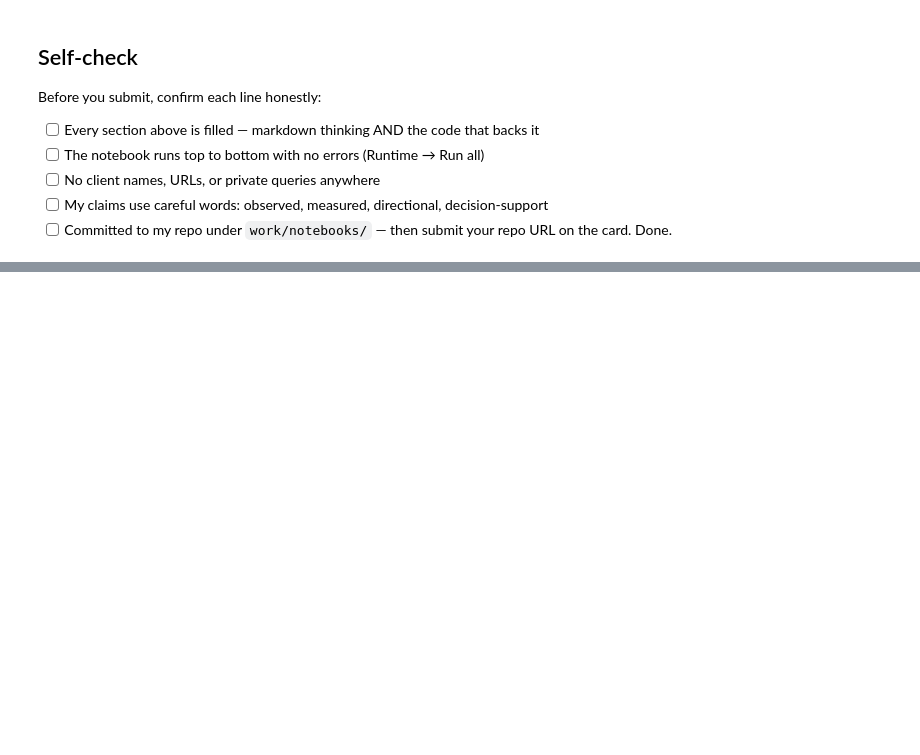
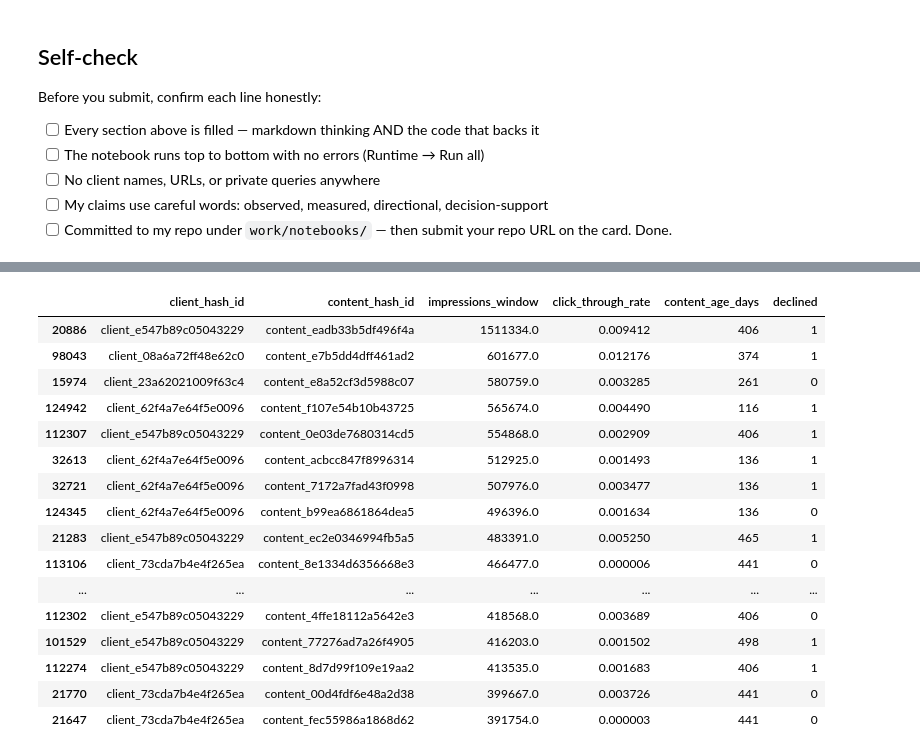
Before and after one commit to Zainab-Aijaz/FlyRank_ML_Assignment_Internship, a Jupyter notebook: work/notebooks/w04_baseline_score.ipynb, the cells around one changed output, grey strips where cells are left out. Saved outputs shown, nothing was run; the diff lists cells and outputs as text; code cells hidden in the pictures; blank space fills up the shorter version.

```diff
--- a/work/notebooks/w04_baseline_score.ipynb
+++ b/work/notebooks/w04_baseline_score.ipynb
@@ -613,0 +725,26 @@ Before you submit, confirm each line honestly:
+# %%
+data_model["staleness_score"] = (data_model["content_age_days"] / data_model["content_age_days"].max()).clip(0, 1)
+
+# CTR: still needs the volume-floor correction from earlier, since CTR alone showed the same floor effect
+has_volume = data_model["impressions_window"] >= 10  # meaningful visibility threshold
+ctr_median = data_model.loc[has_volume, "click_through_rate"].median()
+
+data_model["ctr_risk"] = 0.0
+data_model.loc[has_volume, "ctr_risk"] = (ctr_median - data_model.loc[has_volume, "click_through_rate"]).clip(lower=0)
+data_model["ctr_risk"] = data_model["ctr_risk"] / data_model["ctr_risk"].max()
+
+data_model["baseline_score"] = 0.7 * data_model["staleness_score"] + 0.3 * data_model["ctr_risk"]
+
+def baseline_reason_code(row):
+    stale = row["staleness_score"] > 0.5
+    ctr_bad = row["ctr_risk"] > 0.5
+    if stale and ctr_bad:
+        return "BOTH"
+    elif stale:
+        return "STALE_DECLINING"
+    elif ctr_bad:
+        return "CTR_UNDERPERFORM"
+    return "MONITOR"
+
+data_model["reason_code_baseline"] = data_model.apply(baseline_reason_code, axis=1)
+print(data_model["reason_code_baseline"].value_counts())
@@ -613,0 +834,8 @@ Before you submit, confirm each line honestly:
+# %%
+# CTR flipped: HIGHER ctr = higher risk (confirmed direction from the data itself)
+data_model["ctr_risk_v2"] = 0.0
+data_model.loc[has_volume, "ctr_risk_v2"] = data_model.loc[has_volume, "click_through_rate"]
+data_model["ctr_risk_v2"] = data_model["ctr_risk_v2"] / data_model["ctr_risk_v2"].max()
+
+ctr_v2_auc = roc_auc_score(y_test, data_model.iloc[test_idx]["ctr_risk_v2"].reset_index(drop=True))
+print("Flipped CTR alone AUC:", ctr_v2_auc)
@@ -613,0 +869,6 @@ Before you submit, confirm each line honestly:
+# %%
+data_model["baseline_score_final"] = data_model["impressions_window"] / data_model["impressions_window"].max()
+
+baseline_final_test = data_model.iloc[test_idx]["baseline_score_final"].reset_index(drop=True)
+print("Baseline (impressions_window) AUC:", roc_auc_score(y_test, baseline_final_test))
+print("Baseline (impressions_window) precision@50:", precision_at_k(y_test, baseline_final_test.values, 50))
@@ -613,0 +917,22 @@ Before you submit, confirm each line honestly:
+# %%
+top20_baseline = data_model.sort_values("baseline_score_final", ascending=False).head(20)
+top20_baseline[["client_hash_id", "content_hash_id", "impressions_window",
+                "click_through_rate", "content_age_days", "declined"]]
+# %% [output]
+|  | client_hash_id | content_hash_id | impressions_window | click_through_rate | content_age_days | declined |
+| 20886 | client_e547b89c05043229 | content_eadb33b5df496f4a | 1511334.0 | 0.009412 | 406 | 1 |
+| 98043 | client_08a6a72ff48e62c0 | content_e7b5dd4dff461ad2 | 601677.0 | 0.012176 | 374 | 1 |
+| 15974 | client_23a62021009f63c4 | content_e8a52cf3d5988c07 | 580759.0 | 0.003285 | 261 | 0 |
+| 124942 | client_62f4a7e64f5e0096 | content_f107e54b10b43725 | 565674.0 | 0.004490 | 116 | 1 |
+| 112307 | client_e547b89c05043229 | content_0e03de7680314cd5 | 554868.0 | 0.002909 | 406 | 1 |
+| 32613 | client_62f4a7e64f5e0096 | content_acbcc847f8996314 | 512925.0 | 0.001493 | 136 | 1 |
+| 32721 | client_62f4a7e64f5e0096 | content_7172a7fad43f0998 | 507976.0 | 0.003477 | 136 | 1 |
+| 124345 | client_62f4a7e64f5e0096 | content_b99ea6861864dea5 | 496396.0 | 0.001634 | 136 | 0 |
+| 21283 | client_e547b89c05043229 | content_ec2e0346994fb5a5 | 483391.0 | 0.005250 | 465 | 1 |
+| 113106 | client_73cda7b4e4f265ea | content_8e1334d6356668e3 | 466477.0 | 0.000006 | 441 | 0 |
+| ... | ... | ... | ... | ... | ... | ... |
+| 112302 | client_e547b89c05043229 | content_4ffe18112a5642e3 | 418568.0 | 0.003689 | 406 | 0 |
+| 101529 | client_e547b89c05043229 | content_77276ad7a26f4905 | 416203.0 | 0.001502 | 498 | 1 |
+| 112274 | client_e547b89c05043229 | content_8d7d99f109e19aa2 | 413535.0 | 0.001683 | 406 | 1 |
+| 21770 | client_73cda7b4e4f265ea | content_00d4fdf6e48a2d38 | 399667.0 | 0.003726 | 441 | 0 |
+| 21647 | client_73cda7b4e4f265ea | content_fec55986a1868d62 | 391754.0 | 0.000003 | 441 | 0 |
```
Also changed, not shown: parts of 20 cells of this notebook.
